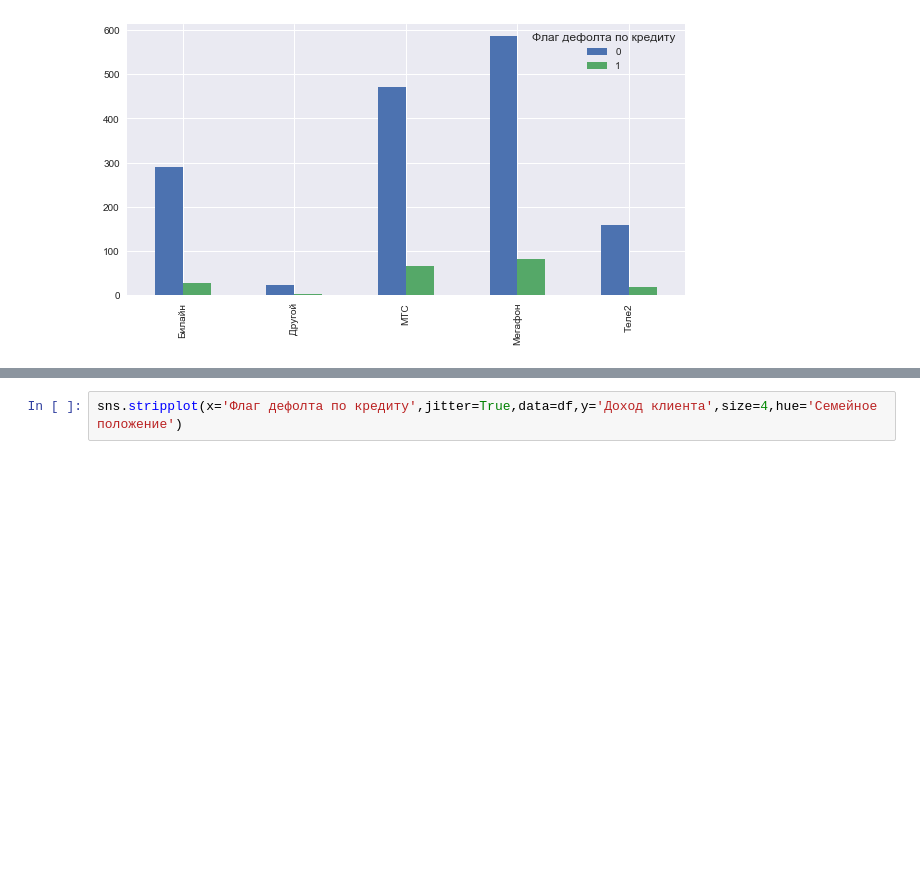
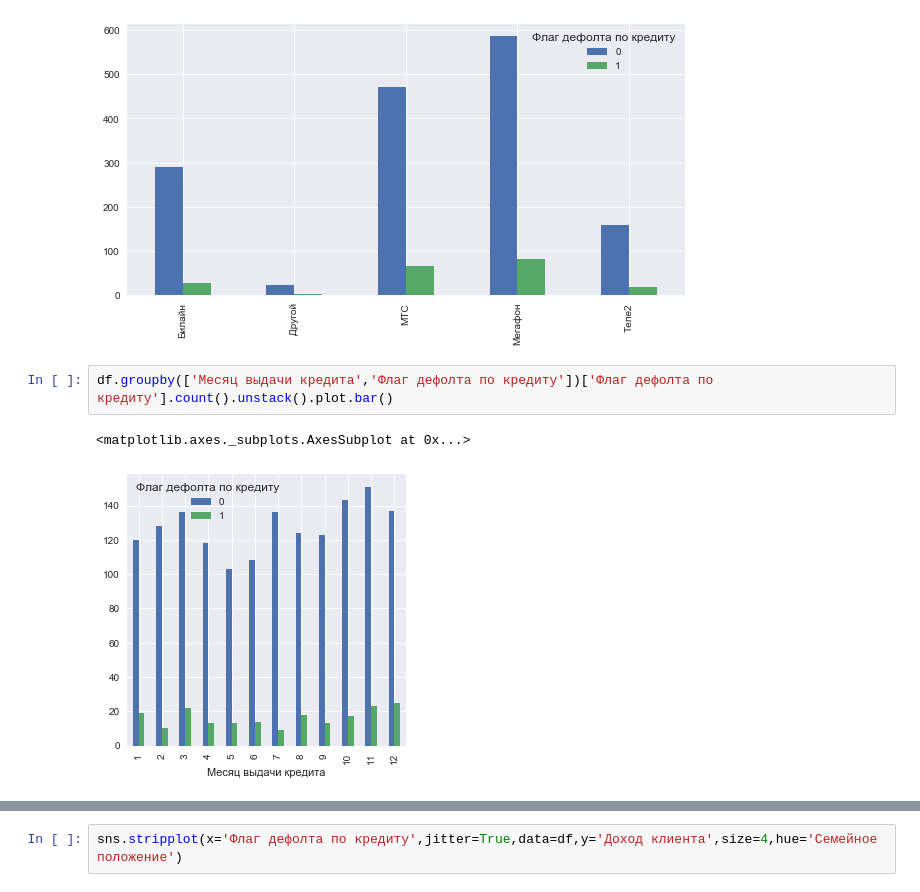
Before and after one commit to blatr/Uralsib_research, a Jupyter notebook: practice_task.ipynb, the cells around one changed output, grey strips where cells are left out. Saved outputs shown, nothing was run; the diff lists cells and outputs as text; blank space fills up the shorter version.

```diff
--- a/practice_task.ipynb
+++ b/practice_task.ipynb
@@ -727,3 +710,8 @@ def_by_telecom.iloc[:,:2].plot.bar()
 Name: percent, dtype: float64
 <matplotlib.axes._subplots.AxesSubplot at 0x...>
 [figure]
+# %%
+df.groupby(['Месяц выдачи кредита','Флаг дефолта по кредиту'])['Флаг дефолта по кредиту'].count().unstack().plot.bar()
+# %% [output]
+<matplotlib.axes._subplots.AxesSubplot at 0x...>
+[figure, added]
```
Also changed, not shown: parts of 10 cells of this notebook, 1 other file.
